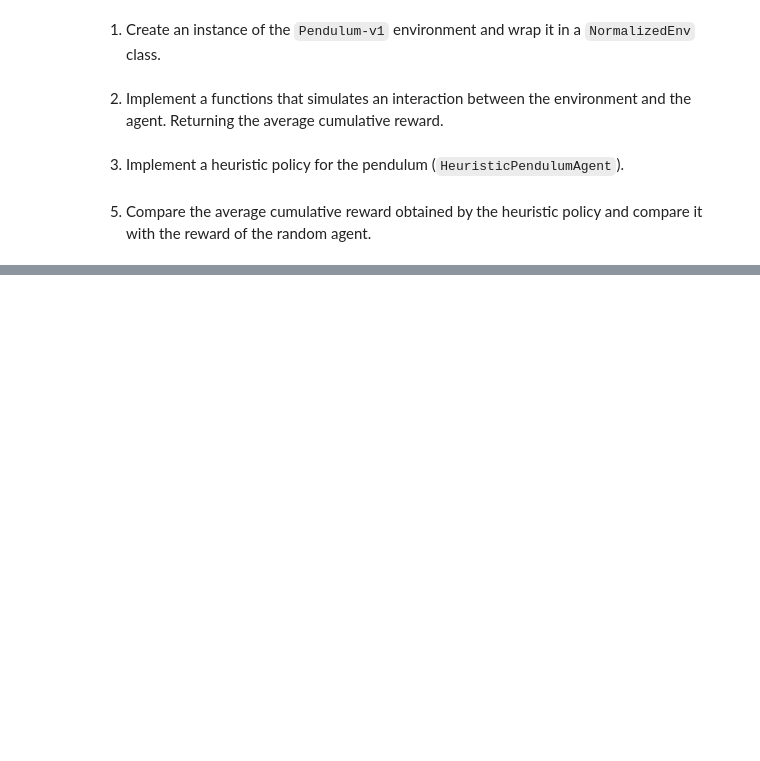
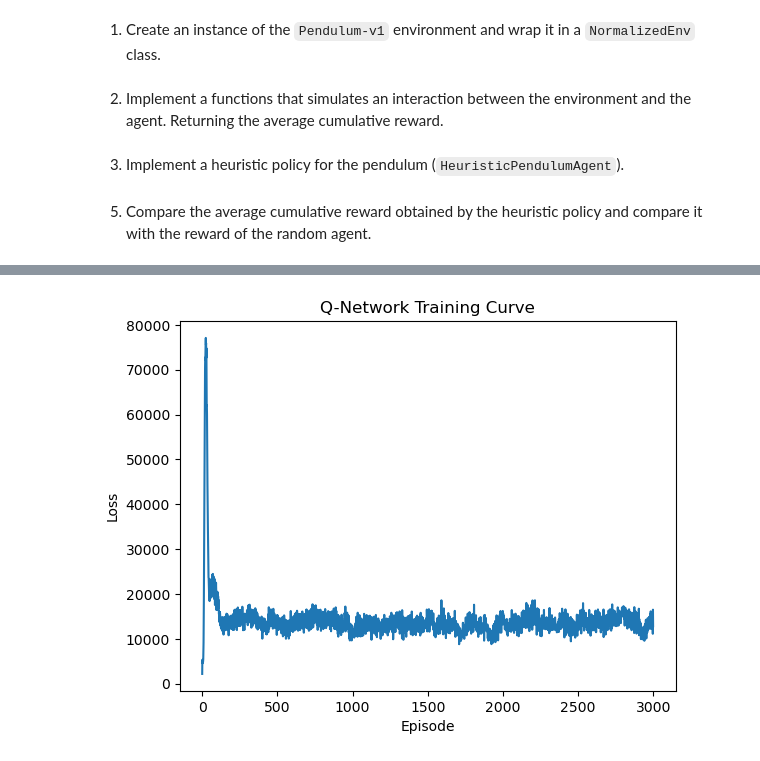
Before and after one commit to aristo6253/ANN-RL-DDPG, a Jupyter notebook: DDPG.ipynb, the cells around one changed output, grey strips where cells are left out. Cells and saved outputs as stored; diff of their text form; code cells hidden in the pictures; blank space fills up the shorter version.

```diff
--- a/DDPG.ipynb
+++ b/DDPG.ipynb
@@ -144,7 +260,7 @@ class QNetwork(torch.nn.Module):
 
         return x
 # %%
-def train_q_network(q_network, transitions, optimizer, gamma, verbose=False):
+def train_q_network(q_network, agent, transitions, optimizer, gamma, verbose=False):
     """
     Train Q-Network using 1-step TD-learning rule.
 
@@ -160,14 +276,16 @@ def train_q_network(q_network, transitions, optimizer, gamma, verbose=False):
     """
 
     # Unpack transitions
-    states, actions, rewards, next_states, next_actions, trunc = zip(*transitions)
+    states, actions, rewards, next_states, trunc = zip(*transitions)
+    next_actions = [agent.compute_action(next_state) for next_state in next_states]
 
     # Convert lists to PyTorch tensors
     states = torch.tensor(states, dtype=torch.float32)
     actions = torch.tensor(actions, dtype=torch.float32).unsqueeze(1).squeeze(2)
     rewards = torch.tensor(rewards, dtype=torch.float32).unsqueeze(1)
     next_states = torch.tensor(next_states, dtype=torch.float32)
-    next_actions = torch.tensor(next_actions, dtype=torch.float32).unsqueeze(1).squeeze(2)
+    next_actions = torch.tensor(
+        next_actions, dtype=torch.float32).unsqueeze(1).squeeze(2)
     trunc = torch.tensor(trunc, dtype=torch.float32).unsqueeze(1)
 
     # Concatenate states and actions to form input to Q-network
@@ -325,0 +386,8 @@ Episode 1000/1000
+# %%
+plt.plot(episode_losses)
+plt.xlabel('Episode')
+plt.ylabel('Loss')
+plt.title('Q-Network Training Curve')
+plt.show()
+# %% [output]
+[figure, added]
```
Also changed, not shown: parts of 9 cells of this notebook, 2 other files.
